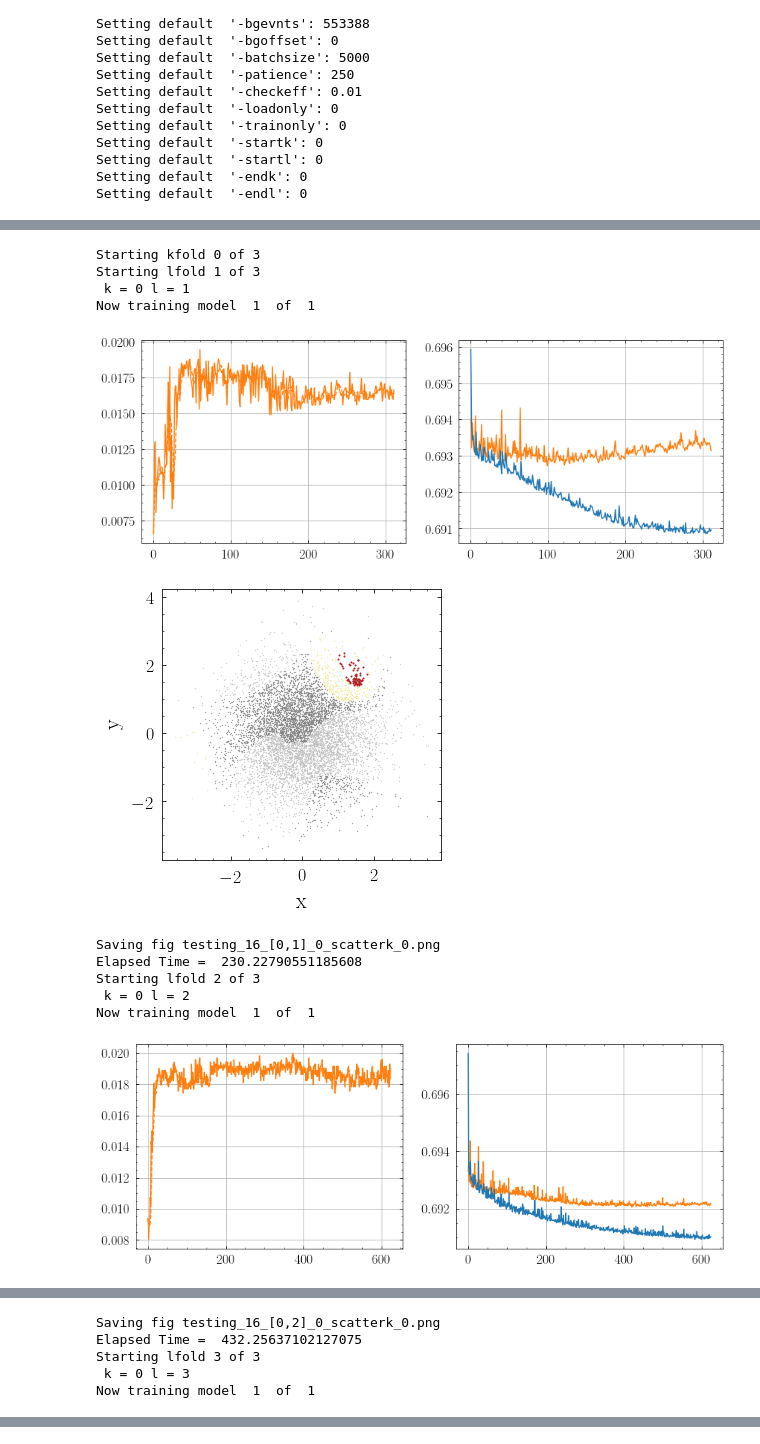
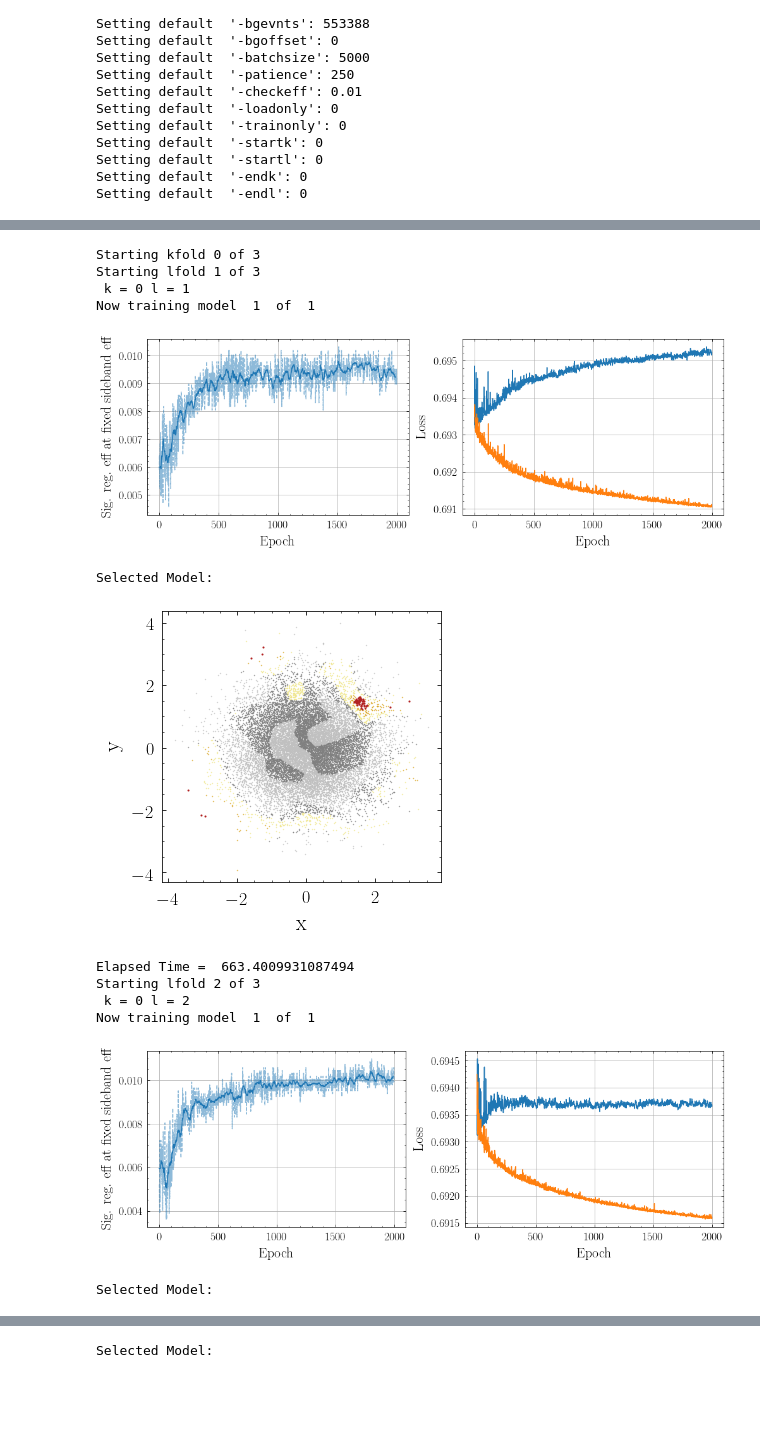
Before and after one commit to jackhcollins/CWoLa-Hunting, a Jupyter notebook: code/2D-toy.ipynb, the cells around one changed output, grey strips where cells are left out. Cells and saved outputs as stored; diff of their text form; code cells hidden in the pictures; blank space fills up the shorter version.

```diff
--- a/code/2D-toy.ipynb
+++ b/code/2D-toy.ipynb
@@ -61,5 +40,4 @@ plt.semilogx()
 # %%
 bg_bincounts = [np.random.poisson(dNbydM(m,p0,p1,p2)) for m in bin_midpoints]
+ndim=2
+bgevents = [np.clip(np.random.normal(0,1,(bincount,ndim)),-4,4) for bincount in bg_bincounts]
-# %%
-ndim=2
-bgevents = [np.random.normal(0,1,(bincount,ndim)) for bincount in bg_bincounts]
@@ -66,5 +46,5 @@ bgevents = [np.random.normal(0,1,(bincount,ndim)) for bincount in bg_bincounts]
 # %%
-signal_distribution = np.random.normal(2.97,0.06,200)
+signal_distribution = np.random.normal(2.97,0.06,150)
 signal_bincounts = np.histogram(signal_distribution,bins=bin_boundaries)[0]
 signal_bincounts
 # %% [output]
@@ -85,9 +71,9 @@ print(signal_bincounts[14:19]/bg_bincounts[14:19])
 signal_center = np.ones(ndim)*1.5
 signal_variances = np.ones(ndim)*0.08**2
 signal_cov = np.diag(signal_variances)
-signalevents = [np.random.multivariate_normal(signal_center,
+signalevents = [np.clip(np.random.multivariate_normal(signal_center,
                                               signal_cov,
-                                              bincount)
+                                              bincount),-4,4)
                 for bincount in signal_bincounts]
 
 bg_plus_signal_binned = [np.random.permutation(np.append(signalevents[i],bgevents[i],axis=0)) for i in range(len(signalevents))]
@@ -391,9 +440,17 @@ Now training model  1  of  1
 # %%
+from importlib import reload
+import cwola_utils_copy
+reload(cwola_utils_copy)
+del(model_ensemble)
+from cwola_utils_copy import model_ensemble
+from cwola_utils_copy import check_eff
+
 output_prefix = 'testing'
 myargs['-kfold']=4
 kfolds = 4
-eff_for_thresh=0.01
-myargs['-patience'] = 100
+myargs['-checkeff']=0.005
+eff_for_thresh=0.005
+myargs['-patience'] = 600
 ntries = 1
 
 bin_i=16
@@ -403,8 +460,9 @@ preprocess=None
 numvars=2
 batch_size=2000
 
-rates = np.array([0.5,0.95,0.99]),
-colors=['silver','grey','khaki','firebrick']
+
+rates = np.array([0.5,0.95,0.99,0.998]),
+colors=['silver','grey','khaki','goldenrod','firebrick']
 
 times = list()
 
@@ -436,19 +494,20 @@ for k in range(myargs['-kfold']):
             myoptimizer = keras.optimizers.Adam(lr=0.001, beta_1=0.8, beta_2=0.99, epsilon=1e-08, decay=0.0005)
 
             #Custom callback to record tpr at fixed fpr (set by eff_rate), where tpr and fpr refer to signal and sideband regions rather than truth-labels.
-            my_check_eff = check_eff(verbose=0, filename = checkpoint_name + '_best.h5', patience = myargs['-patience'],
-                                     min_epoch=10, batch_size=batch_size,
-                                     plot_period=2,eff_rate=myargs['-checkeff'],
-                                     plotmode="print")
+            my_check_eff = cwola_utils_copy.check_eff(verbose=0, filename = checkpoint_name + '_best.h5', patience = myargs['-patience'],
+                                     min_epoch=50, batch_size=batch_size,
+                                     plot_period=50,eff_rate=myargs['-checkeff'],
+                                     plotmode="print",avg_length=20)
             #Custom callback for printing scatter plots every few epochs. Useful for troubleshooting, but slows down training considerably.
             my_print = print_scatter_checkpoint(filename = checkpoint_name,
                                                 axes_list = axes_list,
                                                 axes_labels = axes_labels,
                                                 period=50,
                                                 training_data=np.append(data_train,data_valid,axis=0),
+                                                training_labels=np.append(labels_train,labels_valid,axis=0),
                                                 preprocess=preprocess,
-                                               rates=rates,
-                                               colors=colors)
+                                                rates=rates,
+                                                colors=colors)
 
             mycallbacks=[#my_print,
                 my_check_eff]
@@ -462,7 +521,7 @@ for k in range(myargs['-kfold']):
             model.add(keras.layers.LeakyReLU(alpha=0.01))
             #model.add(Activation('tanh'))
             #model.add(Dropout(0.1))
-            model.add(Dense(32, use_bias=True, activation='elu',
+            model.add(Dense(64, use_bias=True, activation='elu',
                             bias_initializer = keras.initializers.TruncatedNormal(mean=0.0, stddev=0.2)))
             #model.add(Dropout(0.1))
             model.add(Dense(32, use_bias=True, activation='elu',
@@ -492,51 +551,48 @@ for k in range(myargs['-kfold']):
 
 
 
-            model_utils.print_scatter_onemodel_signalregion(k,l,i,axes_list=axes_list,axes_labels=axes_labels,
-                                                                   rates=rates,
-                                                                   colors=colors)
-            figfile=checkpoint_name + '_scatterk_' + str(k) + '.png'
-            print('Saving fig', figfile)
-            plt.savefig(figfile)
+            print("Selected Model:")
+            model_utils.print_scatter_onemodel_signalplussidebandregion(k,l,i,axes_list=axes_list,axes_labels=axes_labels,
+                                                                        rates=rates,
+                                                                        colors=colors)
 
             for i in range(5):
                 gc.collect()
             end = time.time()
 
             times.append(end-start)
             print("Elapsed Time = ", times[-1])
             sys.stdout.flush()
 
     print("Bin = ", bin_i)
     print("aucs valid: ", model_utils.aucs_valid)
     print("Effs valid: ", model_utils.effs_valid)
     print("aucs train: ", model_utils.aucs_train)
     print("Effs train: ", model_utils.effs_train)
     print("\n")
 
     #Make an ensemble model 7using the average of the best models trained using the (k-1) training-validation splits. Save this as a single model.
     ensemble_model = model_utils.makeandsave_ensemble_model(k,output_prefix + "_" + str(bin_i) + "_ensemble_k" + str(k) + ".h5")
     plt.close('all')
 
     print("Ensemble model for k =", k)
-    model_utils.print_scatter_avg_onek_signalregion(k,axes_list=axes_list,axes_labels=axes_labels,
+    model_utils.print_scatter_avg_onek_signalplussidebandregion(k,axes_list=axes_list,axes_labels=axes_labels,
                                                                    rates=rates,
                                                                    colors=colors)
     del ensemble_model
     K.clear_session()
     sys.stdout.flush()
-
-model_utils.load_all_ensemble_models()
 # %% [output]
 Starting kfold 0 of 3
 Starting lfold 1 of 3
  k = 0 l = 1
 Now training model  1  of  1
-[figure, old version]
+[figure, new version]
+Selected Model:
-[figure, old version]
+[figure, new version]
-Saving fig testing_16_[0,1]_0_scatterk_0.png
-Elapsed Time =  230.22790551185608
-Starting lfold 2 of 3
- k = 0 l = 2
-Now training model  1  of  1
+Elapsed Time =  663.4009931087494
+Starting lfold 2 of 3
+ k = 0 l = 2
+Now training model  1  of  1
-[figure, old version]
+[figure, new version]
+Selected Model:
@@ -544,5 +599,0 @@ Now training model  1  of  1
-Saving fig testing_16_[0,2]_0_scatterk_0.png
-Elapsed Time =  432.25637102127075
-Starting lfold 3 of 3
- k = 0 l = 3
-Now training model  1  of  1
@@ -549,0 +605 @@ Now training model  1  of  1
+Selected Model:
```
Also changed, not shown: parts of 28 cells of this notebook, 1 other file.
